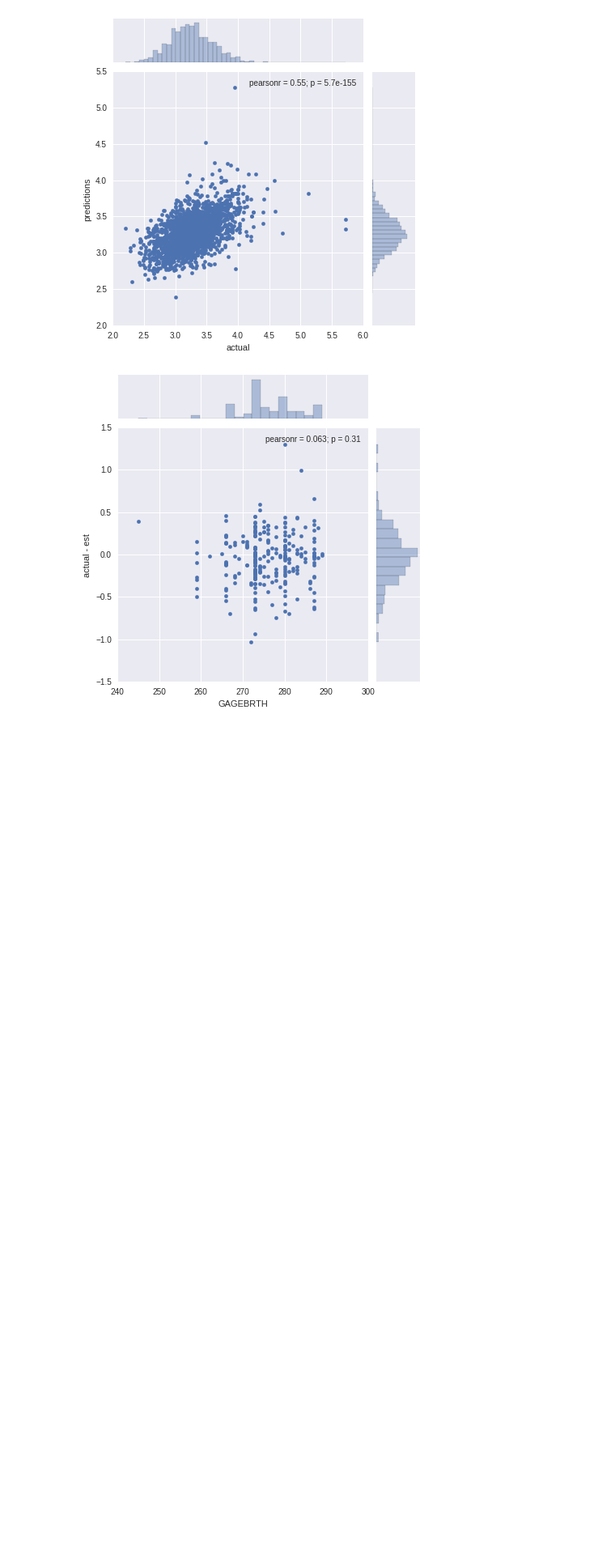
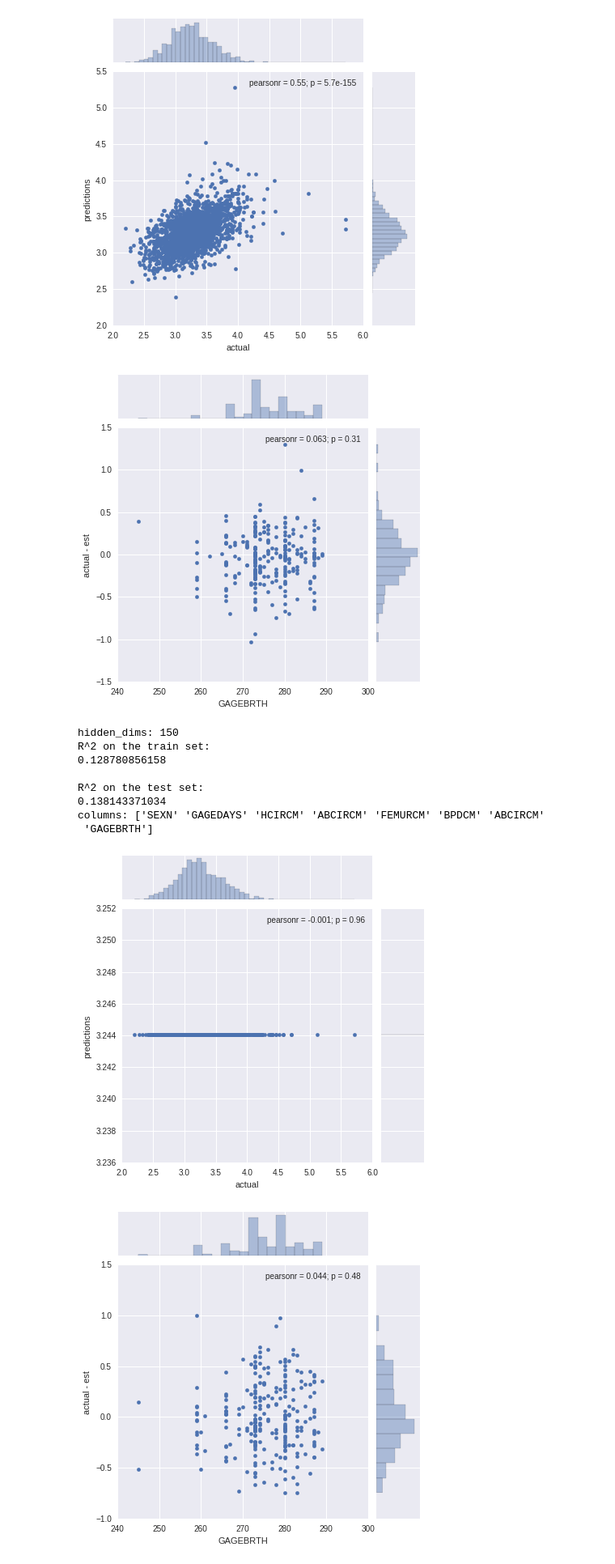
Before and after one commit to de-git/HBGDki-London, a Jupyter notebook: Ultrasound/train_ultrasound_python.ipynb, the cells around one changed output. Shown: that part at 81% size. Cells and saved outputs as stored; diff of their text form; code cells hidden in the pictures; blank space fills up the shorter version.

Commit message:
added keras model to training script

```diff
--- a/Ultrasound/train_ultrasound_python.ipynb
+++ b/Ultrasound/train_ultrasound_python.ipynb
@@ -70,18 +70,19 @@ temp_data.join(temp_labels).head()
 | 5 | 0.0 | 0.895753 | 0.849432 | 0.788360 | 0.909091 | 0.866667 | 0.788360 | 280 | 3.100000 |
 | 6 | 0.0 | 0.907336 | 0.849432 | 0.788360 | 0.909091 | 0.866667 | 0.788360 | 280 | 3.100000 |
 # %%
-def score(actual, prediction):
-  return mean_squared_error(actual, prediction)
+def score(actual, predictions):
+  return mean_squared_error(actual, predictions)
 
 def train_and_evaluate_model(model, X, y):
   X_train, X_test, Y_train, Y_test = train_test_split(X, y, test_size=0.25)
 
-  model.fit(X_train, Y_train)
+  # we need the .as_matrix() for Keras unfortunately
+  model.fit(X_train.as_matrix(), Y_train.as_matrix())
 
   print("R^2 on the train set:")
-  print(score(Y_train, model.predict(X_train)))
+  print(score(Y_train, model.predict(X_train.as_matrix())))
 
-  predictions = model.predict(X_test)
+  predictions = model.predict(X_test.as_matrix())
 
   print("\nR^2 on the test set:")
   print(score(Y_test, predictions))
@@ -125,3 +126,42 @@ columns: ['SEXN' 'GAGEDAYS' 'HCIRCM' 'ABCIRCM' 'FEMURCM' 'BPDCM' 'ABCIRCM'
  'GAGEBRTH']
 [figure]
 [figure]
+# %%
+from keras.models import Sequential
+from keras.layers.core import Dense, Activation
+from keras.optimizers import SGD
+from keras.wrappers.scikit_learn import KerasRegressor
+
+input_dim = 0
+
+def build_fn_reg(hidden_dims=50):
+  print "hidden_dims:", hidden_dims
+  model = Sequential()
+  model.add(Dense(input_dim, input_shape=(input_dim,)))
+  model.add(Activation('relu'))
+  model.add(Dense(hidden_dims))
+  model.add(Activation('relu'))
+  model.add(Dense(hidden_dims))
+  model.add(Activation('relu'))
+  model.add(Dense(1))
+  model.add(Activation('linear'))
+  model.compile(optimizer='sgd', loss='mean_absolute_error',
+    metrics=['accuracy'])
+  return model
+# %%
+X, y = feature_selection2(raw_train_data)
+input_dim = len(X.columns.values)
+train_and_evaluate_model(KerasRegressor(
+  build_fn=build_fn_reg, hidden_dims=150,
+  batch_size=100, nb_epoch=10, verbose = 0), X, y)
+# %% [output]
+hidden_dims: 150
+R^2 on the train set:
+0.128780856158
+
+R^2 on the test set:
+0.138143371034
+columns: ['SEXN' 'GAGEDAYS' 'HCIRCM' 'ABCIRCM' 'FEMURCM' 'BPDCM' 'ABCIRCM'
+ 'GAGEBRTH']
+[figure, added]
+[figure, added]
```
